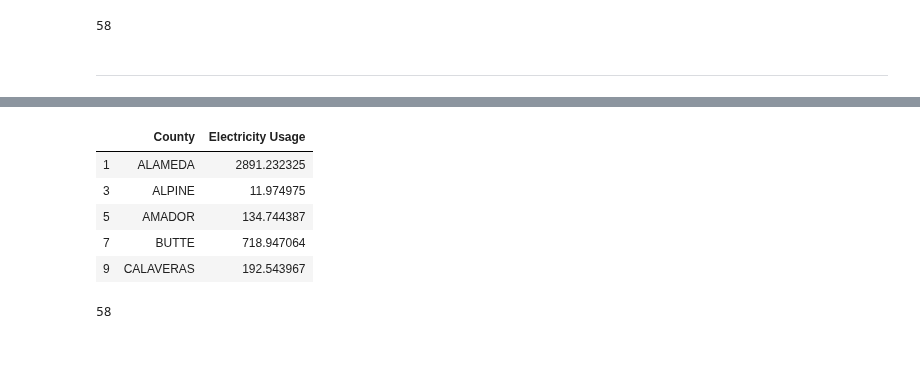
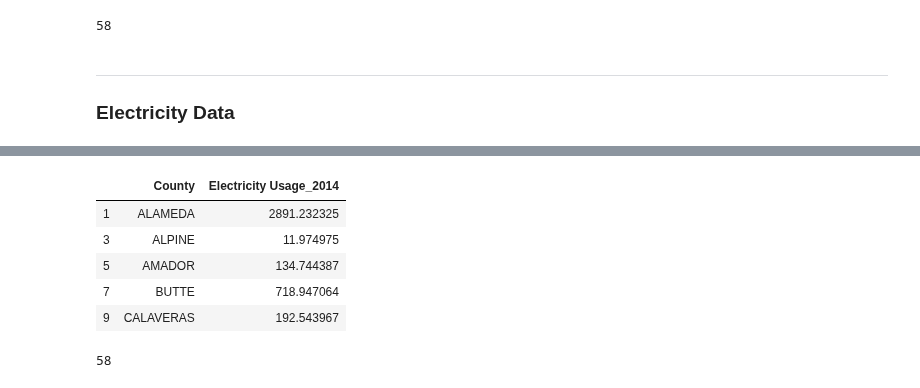
Before and after one commit to matthew-y-dong/ca-waste, a Jupyter notebook: code/clean-merge-data.ipynb, the cells around one changed output, grey strips where cells are left out. Cells and saved outputs as stored; diff of their text form; code cells hidden in the pictures; blank space fills up the shorter version.

```diff
--- a/code/merge-data.ipynb
+++ b/code/clean-merge-data.ipynb
@@ -26,6 +30,8 @@ len(total_waste_per_county.County.unique())
 58
 # %% [markdown]
 ---
+
+### Electricity Data
 # %%
 electricity_per_county = pd.read_csv("../data/cec-electricity-by-county.csv")
 electricity_per_county.head()
@@ -39,11 +47,10 @@ electricity_per_county.head()
 # %%
 residential_cond = electricity_per_county.Sector == "Residential"
-year = "2014"
 residential_electricity = electricity_per_county.loc[residential_cond, ["County", year]]
-residential_electricity.rename(columns={year: "Electricity Usage"}, inplace=True)
+residential_electricity.rename(columns={year: "Electricity Usage_" + year}, inplace=True)
 residential_electricity.head()
 # %% [output]
-|  | County | Electricity Usage |
+|  | County | Electricity Usage_2014 |
 | 1 | ALAMEDA | 2891.232325 |
 | 3 | ALPINE | 11.974975 |
 | 5 | AMADOR | 134.744387 |
```
Also changed, not shown: parts of 11 cells of this notebook, 4 other files.
